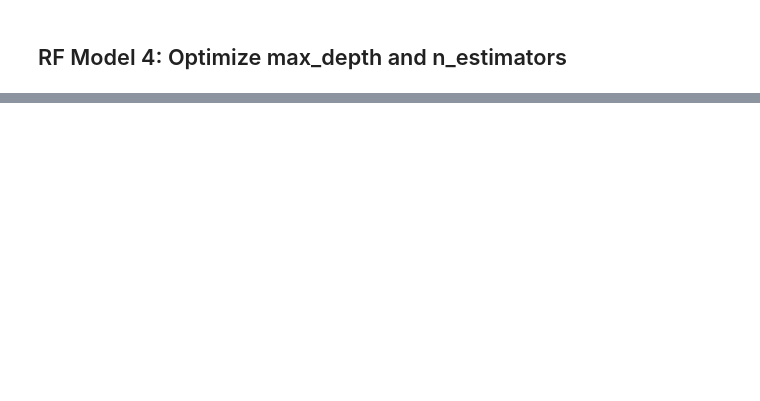
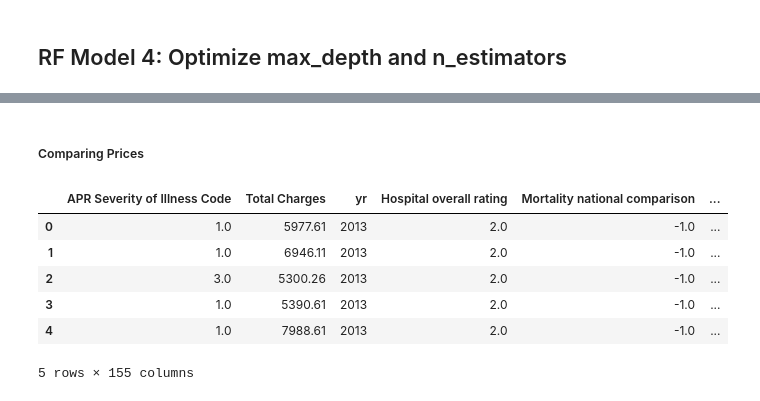
Before and after one commit to meiguan/nycHospitalPricing, a Jupyter notebook: 6_cesareanCharges.ipynb, the cells around one changed output, grey strips where cells are left out. Saved outputs shown, nothing was run; the diff lists cells and outputs as text; code cells hidden in the pictures; blank space fills up the shorter version.

```diff
--- a/6_cesareanCharges.ipynb
+++ b/6_cesareanCharges.ipynb
@@ -506,0 +570,12 @@ Variable: hsa_Hudson Valley                                                 Impo
+# %% [markdown]
+##### Comparing Prices
+# %%
+csectDataRF.head()
+# %% [output]
+|  | APR Severity of Illness Code | Total Charges | yr | Hospital overall rating | Mortality national comparison | ... |
+| 0 | 1.0 | 5977.61 | 2013 | 2.0 | -1.0 | ... |
+| 1 | 1.0 | 6946.11 | 2013 | 2.0 | -1.0 | ... |
+| 2 | 3.0 | 5300.26 | 2013 | 2.0 | -1.0 | ... |
+| 3 | 1.0 | 5390.61 | 2013 | 2.0 | -1.0 | ... |
+| 4 | 1.0 | 7988.61 | 2013 | 2.0 | -1.0 | ... |
+5 rows × 155 columns
```
Also changed, not shown: parts of 37 cells of this notebook, 5 other files.
